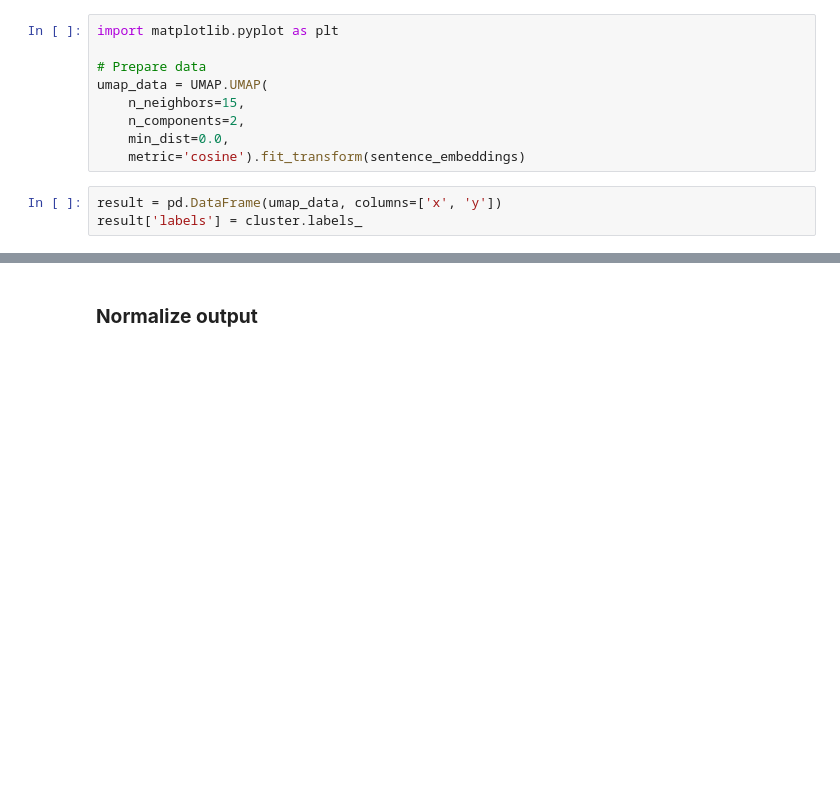
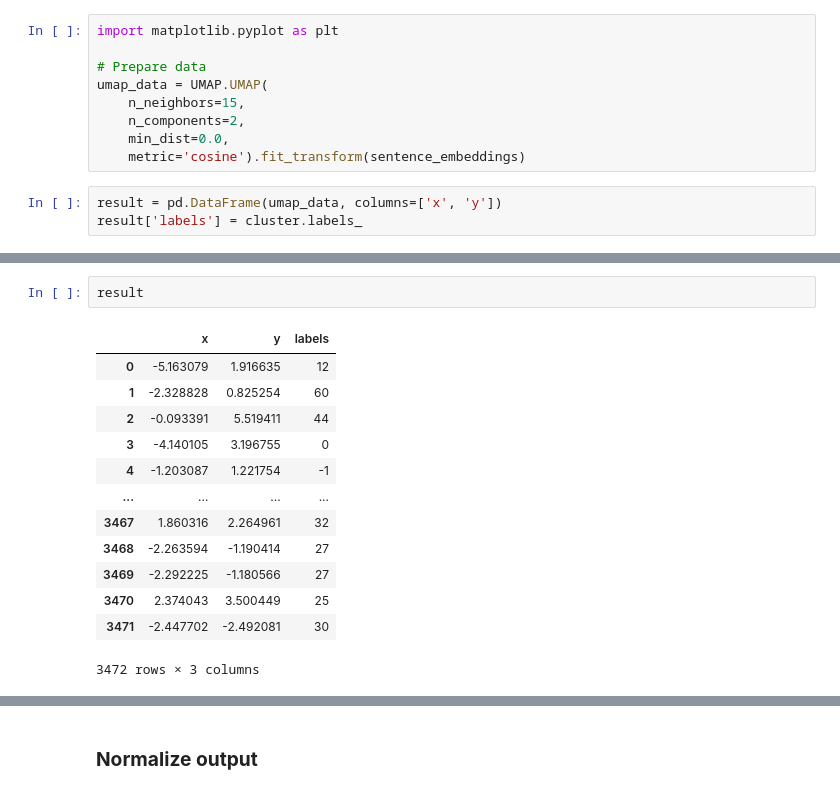
Before and after one commit to mrutkowsky/NAWROS, a Jupyter notebook: notebooks/sentence-trans-test.ipynb, the cells around one changed output, grey strips where cells are left out. Drawn from its saved outputs; the diff is of its cells as text; blank space fills up the shorter version.

```diff
--- a/notebooks/sentence-trans-test.ipynb
+++ b/notebooks/sentence-trans-test.ipynb
@@ -183,3 +134,19 @@ result['labels'] = cluster.labels_
+# %%
+result
+# %% [output]
+|  | x | y | labels |
+| 0 | -5.163079 | 1.916635 | 12 |
+| 1 | -2.328828 | 0.825254 | 60 |
+| 2 | -0.093391 | 5.519411 | 44 |
+| 3 | -4.140105 | 3.196755 | 0 |
+| 4 | -1.203087 | 1.221754 | -1 |
+| ... | ... | ... | ... |
+| 3467 | 1.860316 | 2.264961 | 32 |
+| 3468 | -2.263594 | -1.190414 | 27 |
+| 3469 | -2.292225 | -1.180566 | 27 |
+| 3470 | 2.374043 | 3.500449 | 25 |
+| 3471 | -2.447702 | -2.492081 | 30 |
+3472 rows × 3 columns
 # %%
 # Visualize clusters
 fig, ax = plt.subplots(figsize=(15, 8))
```
Also changed, not shown: parts of 26 cells of this notebook, 2 other files.
